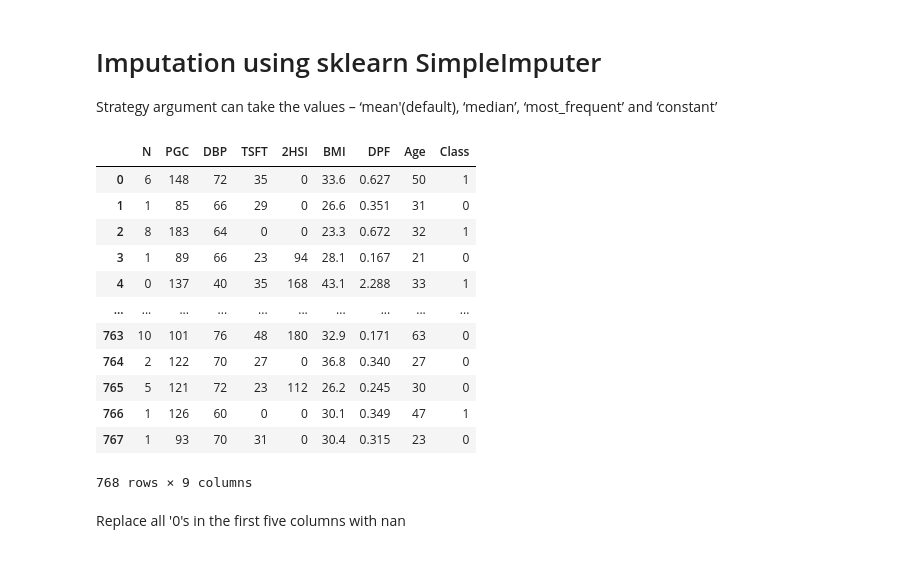
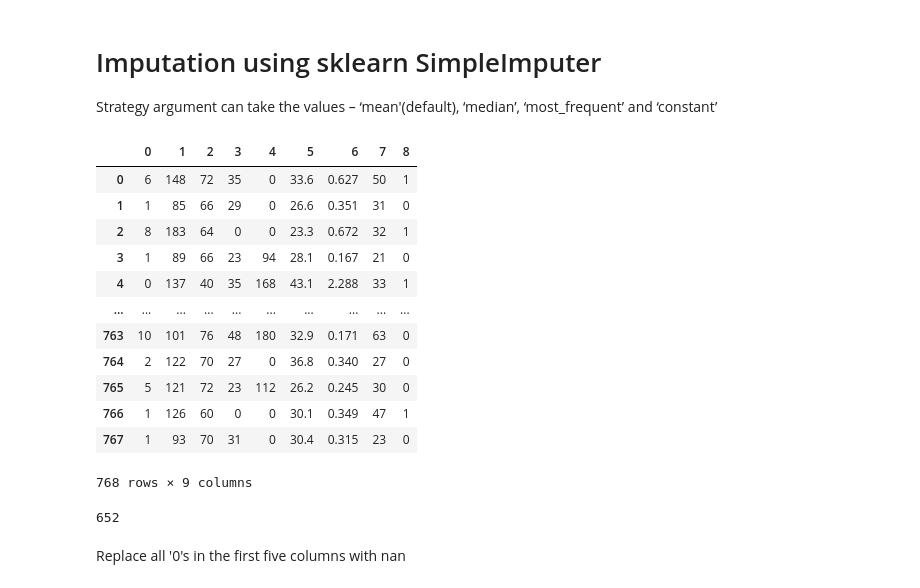
Before and after one commit to dayanandv/Data-Science, a Jupyter notebook: Missing_Values.ipynb, the cells around one changed output. Drawn from its saved outputs; the diff is of its cells as text; code cells hidden in the pictures.

```diff
--- a/Missing_Values.ipynb
+++ b/Missing_Values.ipynb
@@ -30,10 +155,11 @@ df
 # Imputation using sklearn SimpleImputer
 Strategy argument can take the values – ‘mean'(default), ‘median’, ‘most_frequent’ and ‘constant’
 # %%
-dataset = pd.read_csv('https://raw.githubusercontent.com/dayanandv/Data-Science/main/dataset/pima-indians-diabetes.csv')
+from sklearn.impute import SimpleImputer
+dataset = pd.read_csv('https://raw.githubusercontent.com/dayanandv/Data-Science/main/dataset/pima-indians-diabetes.csv', skiprows=1, header=None)
 dataset
 # %% [output]
-|  | N | PGC | DBP | TSFT | 2HSI | BMI | DPF | Age | Class |
+|  | 0 | 1 | 2 | 3 | 4 | 5 | 6 | 7 | 8 |
 | 0 | 6 | 148 | 72 | 35 | 0 | 33.6 | 0.627 | 50 | 1 |
 | 1 | 1 | 85 | 66 | 29 | 0 | 26.6 | 0.351 | 31 | 0 |
 | 2 | 8 | 183 | 64 | 0 | 0 | 23.3 | 0.672 | 32 | 1 |
@@ -46,5 +172,9 @@ dataset
 | 766 | 1 | 126 | 60 | 0 | 0 | 30.1 | 0.349 | 47 | 1 |
 | 767 | 1 | 93 | 70 | 31 | 0 | 30.4 | 0.315 | 23 | 0 |
 768 rows × 9 columns
+# %%
+dataset.isnull().sum().sum()
+# %% [output]
+652
 # %% [markdown]
 Replace all '0's in the first five columns with nan
```
Also changed, not shown: parts of 18 cells of this notebook.
